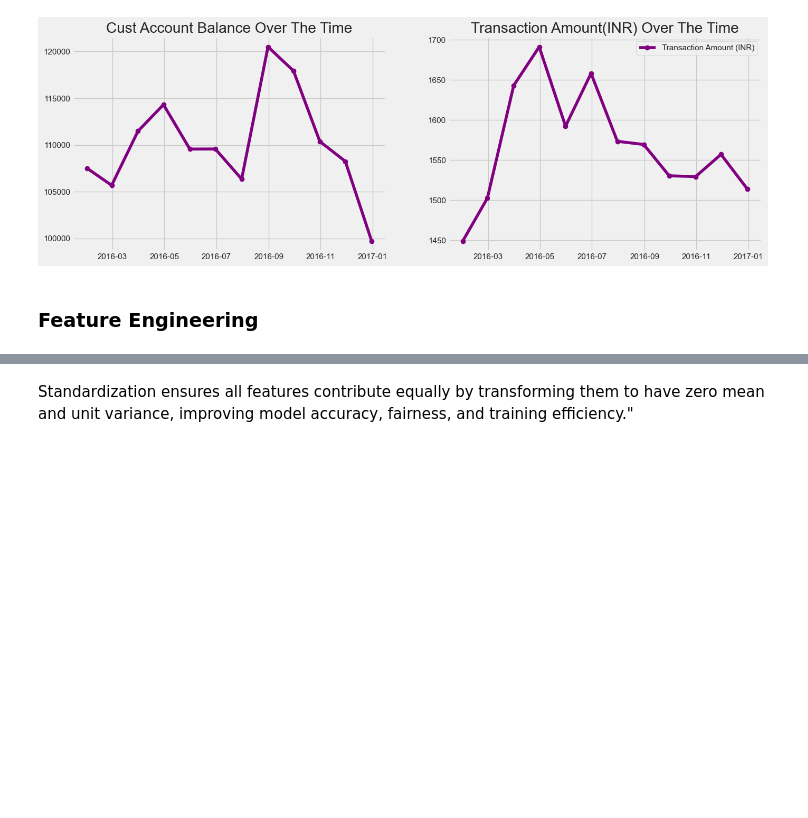
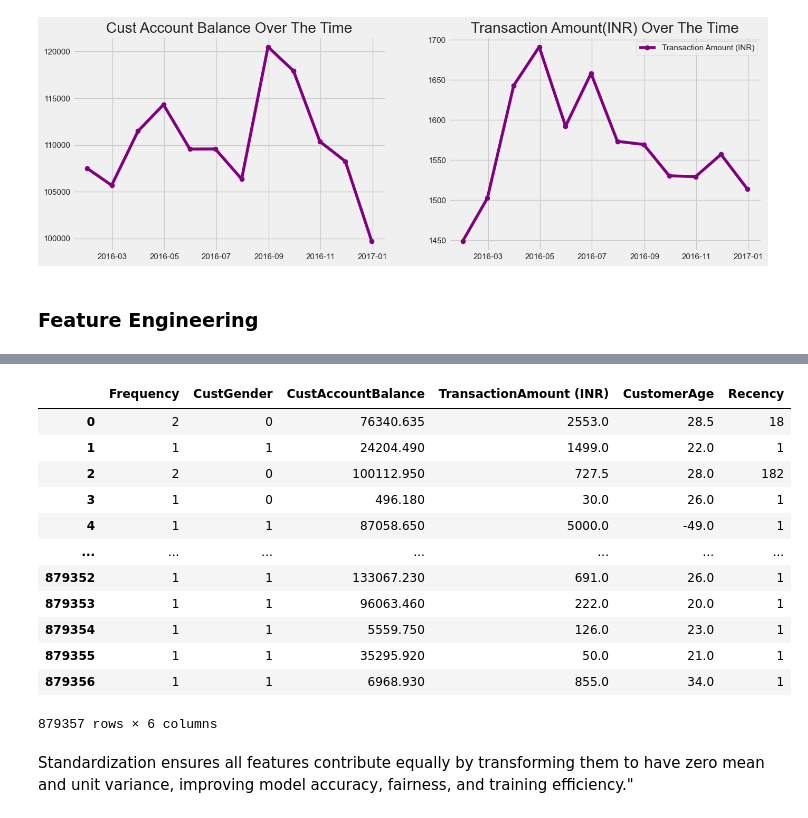
Before and after one commit to Kasis21aug/customer_segmentation_analytics, a Jupyter notebook: main.ipynb, the cells around one changed output, grey strips where cells are left out. Cells and saved outputs as stored; diff of their text form; code cells hidden in the pictures; blank space fills up the shorter version.

```diff
--- a/main.ipynb
+++ b/main.ipynb
@@ -519,6 +517,22 @@ MRF_df.drop(columns=['CustLocation','TransactionDate'],inplace=True)
 # %%
 # Binary Encoding
 MRF_df['CustGender']=MRF_df['CustGender'].map({'M':1,'F':0})
+
+MRF_df
+# %% [output]
+|  | Frequency | CustGender | CustAccountBalance | TransactionAmount (INR) | CustomerAge | Recency |
+| 0 | 2 | 0 | 76340.635 | 2553.0 | 28.5 | 18 |
+| 1 | 1 | 1 | 24204.490 | 1499.0 | 22.0 | 1 |
+| 2 | 2 | 0 | 100112.950 | 727.5 | 28.0 | 182 |
+| 3 | 1 | 0 | 496.180 | 30.0 | 26.0 | 1 |
+| 4 | 1 | 1 | 87058.650 | 5000.0 | -49.0 | 1 |
+| ... | ... | ... | ... | ... | ... | ... |
+| 879352 | 1 | 1 | 133067.230 | 691.0 | 26.0 | 1 |
+| 879353 | 1 | 1 | 96063.460 | 222.0 | 20.0 | 1 |
+| 879354 | 1 | 1 | 5559.750 | 126.0 | 23.0 | 1 |
+| 879355 | 1 | 1 | 35295.920 | 50.0 | 21.0 | 1 |
+| 879356 | 1 | 1 | 6968.930 | 855.0 | 34.0 | 1 |
+879357 rows × 6 columns
 # %% [markdown]
 Standardization ensures all features contribute equally by transforming them to have zero mean and unit variance, improving model accuracy, fairness, and training efficiency."
 # %%
```
Also changed, not shown: parts of 16 cells of this notebook, 6 other files.
